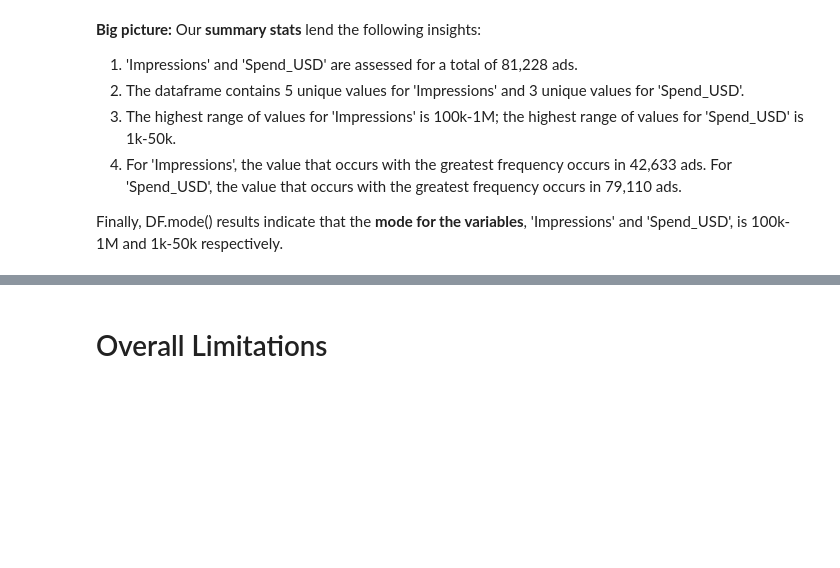
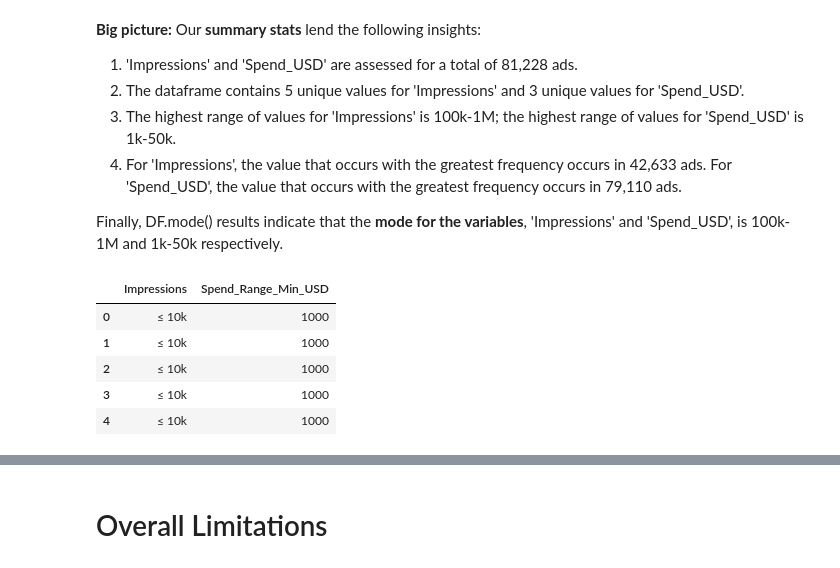
Before and after one commit to esalamon17/Google-Political-Ads, a Jupyter notebook: phase_4.ipynb, the cells around one changed output, grey strips where cells are left out. Drawn from its saved outputs; the diff is of its cells as text; code cells hidden in the pictures; blank space fills up the shorter version.

```diff
--- a/phase_4.ipynb
+++ b/phase_4.ipynb
@@ -499,3 +500,13 @@ The **"Histogram of Ad Spend Counts"** provides several key insights:
 4. For 'Impressions', the value that occurs with the greatest frequency occurs in 42,633 ads. For 'Spend_USD', the value that occurs with the greatest frequency occurs in 79,110 ads.
 
 Finally, DF.mode() results indicate that the **mode for the variables**, 'Impressions' and 'Spend_USD', is 100k-1M and 1k-50k respectively.
+# %%
+df_subset = data[['Impressions', 'Spend_Range_Min_USD']]
+df_subset.head()
+# %% [output]
+|  | Impressions | Spend_Range_Min_USD |
+| 0 | ≤ 10k | 1000 |
+| 1 | ≤ 10k | 1000 |
+| 2 | ≤ 10k | 1000 |
+| 3 | ≤ 10k | 1000 |
+| 4 | ≤ 10k | 1000 |
```
Also changed, not shown: parts of 20 cells of this notebook.
